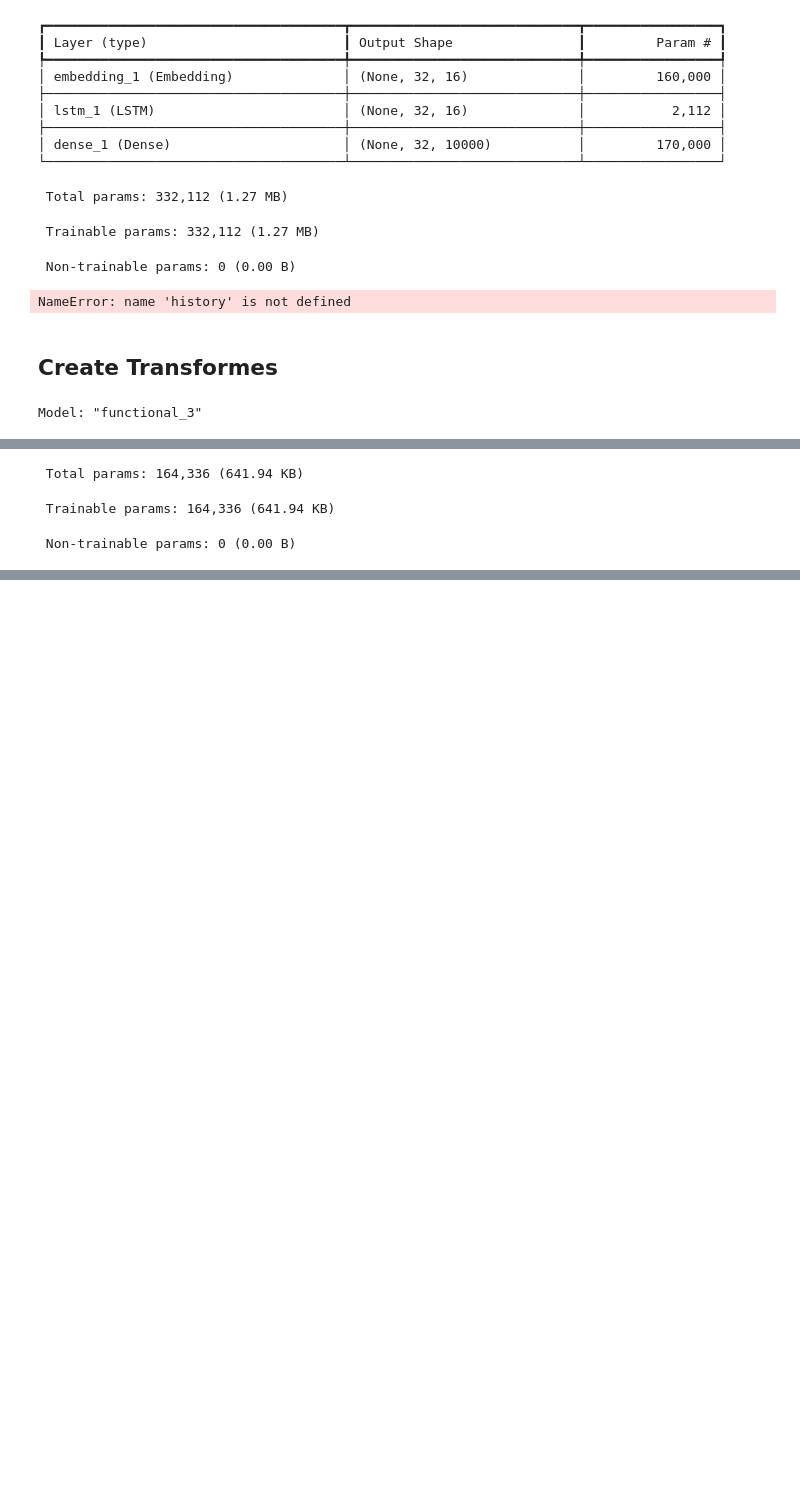
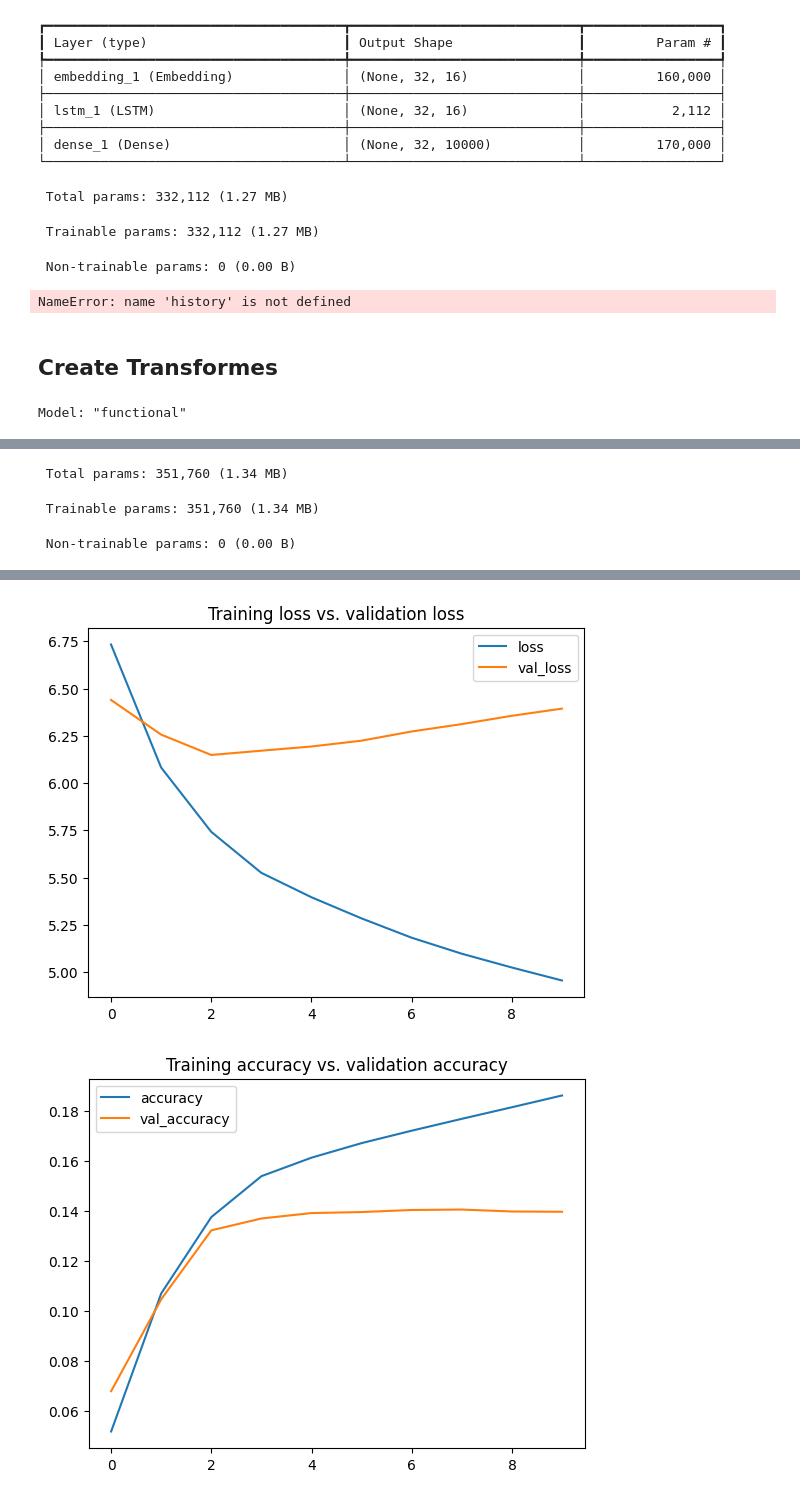
Before and after one commit to shahabday/NLP_learning, a Jupyter notebook: Autoregression.ipynb, the cells around one changed output, grey strips where cells are left out. Saved outputs shown, nothing was run; the diff lists cells and outputs as text; code cells hidden in the pictures; blank space fills up the shorter version.

```diff
--- a/Autoregression.ipynb
+++ b/Autoregression.ipynb
@@ -279,7 +279,7 @@ generate(model, "we are all doomed", 100, temperature=1.0)
 ## Create Transformes
 # %%
 from re import X
-def create_transformer( sequence_length = 32 , enbedding_size = 16 , layers_number = 4 , num_heads=4):
+def create_transformer( sequence_length = 32 , embedding_size = 16 , layers_number = 4 , num_heads=4):
 
   #functional API.
 
@@ -314,19 +314,37 @@ def create_transformer( sequence_length = 32 , enbedding_size = 16 , layers_numb
 
     # skip connection
 
-    embedidng = x4+x2
+    embedding = x4+x2
 
 
-
-    return models.Model(inputs , x2)
+  #Head.
+  outputs = layers.Dense (vocabulary_size , activation='softmax')(embedding)
+  return models.Model(inputs , outputs)
 
 
 
 
 model = create_transformer()
 model.summary()
+
+
+model.compile (
+
+               optimizer = 'adam',
+               loss = 'sparse_categorical_crossentropy',
+               metrics=["accuracy"]
+)
+
+history = model.fit(
+
+                    dataset_train.cache().shuffle(10_000).batch(1024),
+                    epochs= 10 ,
+                    validation_data = dataset_valid.batch(1024)
+)
+
+render_history(history)
 # %% [output]
-Model: "functional_3"
+Model: "functional"
 ┏━━━━━━━━━━━━━━━━━━━━━━━━━━━┳━━━━━━━━━━━━━━━━━━━━━━━━┳━━━━━━━━━━━━━━━━┳━━━━━━━━━━━━━━━━━━━━━━━━┓
 ┃ Layer (type)              ┃ Output Shape           ┃        Param # ┃ Connected to           ┃
 ┡━━━━━━━━━━━━━━━━━━━━━━━━━━━╇━━━━━━━━━━━━━━━━━━━━━━━━╇━━━━━━━━━━━━━━━━╇━━━━━━━━━━━━━━━━━━━━━━━━┩
@@ -348,4 +364,4 @@ Model: "functional_3"
 └───────────────────────────┴────────────────────────┴────────────────┴────────────────────────┘
- Total params: 164,336 (641.94 KB)
+ Total params: 351,760 (1.34 MB)
- Trainable params: 164,336 (641.94 KB)
+ Trainable params: 351,760 (1.34 MB)
  Non-trainable params: 0 (0.00 B)
@@ -351,0 +388,2 @@ Model: "functional_3"
+[figure, added]
+[figure, added]
```
Also changed, not shown: parts of 5 cells of this notebook.
